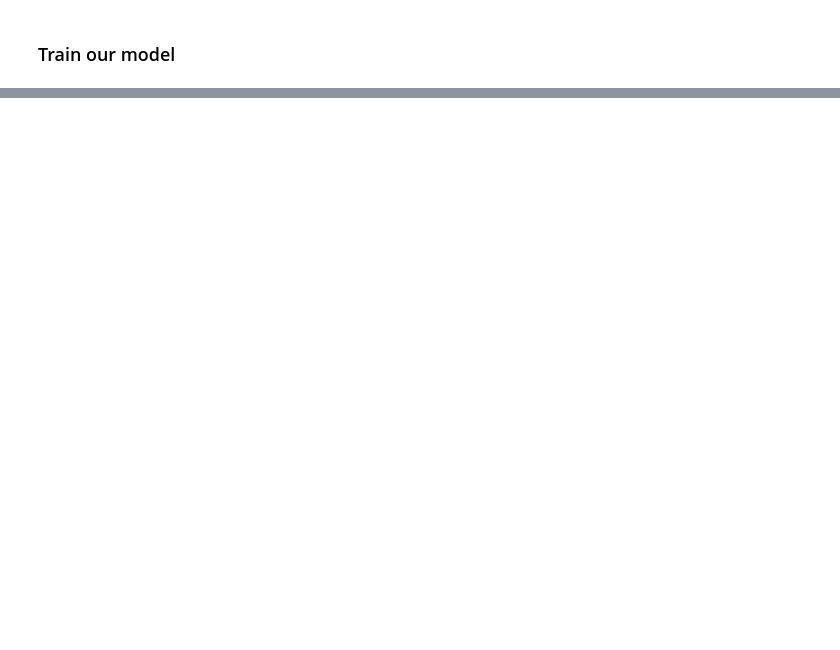
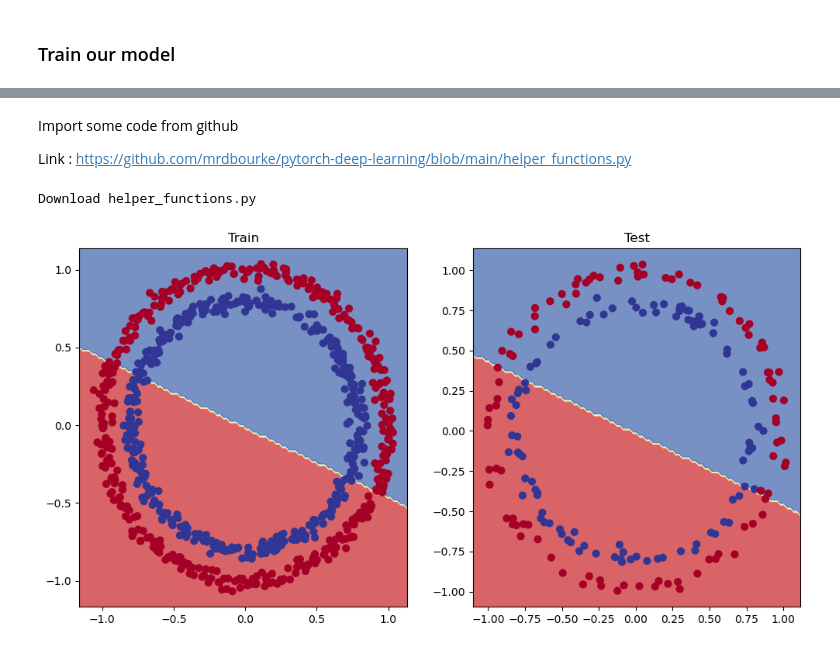
Before and after one commit to HenryGunadi/learn_deep_learning, a Jupyter notebook: notebooks/pytorch_classification.ipynb, the cells around one changed output, grey strips where cells are left out. Cells and saved outputs as stored; diff of their text form; code cells hidden in the pictures; blank space fills up the shorter version.

Commit message:
non-linear on classification task

```diff
--- a/notebooks/pytorch_classification.ipynb
+++ b/notebooks/pytorch_classification.ipynb
@@ -139,9 +139,9 @@ next(model_0.parameters()).device
 # %% [output]
 device(type='cuda', index=0)
 # %%
-model_0 = nn.Sequential(
-    nn.Linear(in_features=2, out_features=5),
-    nn.Linear(in_features=5, out_features=1)
-).to(device)
+# model_0 = nn.Sequential(
+#     nn.Linear(in_features=2, out_features=5),
+#     nn.Linear(in_features=5, out_features=1)
+# ).to(device)
 
-model_0
+# model_0
@@ -254,0 +330,33 @@ tensor([[1.],
+# %% [markdown]
+Import some code from github
+
+Link :
+https://github.com/mrdbourke/pytorch-deep-learning/blob/main/helper_functions.py
+# %%
+import requests
+from pathlib import Path
+
+if Path("helper_functions.py").is_file():
+    print("helper functions.py already exists")
+else:
+    print("Download helper_functions.py")
+    request = requests.get("https://raw.githubusercontent.com/mrdbourke/pytorch-deep-learning/refs/heads/main/helper_functions.py")
+
+    with open("../utils/helper_functions.py", "wb") as f:
+        f.write(request.content)
+
+from helper_functions import plot_predictions, plot_decision_boundary
+# %% [output]
+Download helper_functions.py
+# %%
+# Plot decision boundary of the model
+
+plt.figure(figsize=(12, 6))
+plt.subplot(1, 2, 1)
+plt.title("Train")
+plot_decision_boundary(model_0, X_train, y_train)
+plt.subplot(1, 2, 2)
+plt.title("Test")
+plot_decision_boundary(model_0, X_test, y_test)
+# %% [output]
+[figure, added]
```
Also changed, not shown: parts of 23 cells of this notebook, 2 other files.
